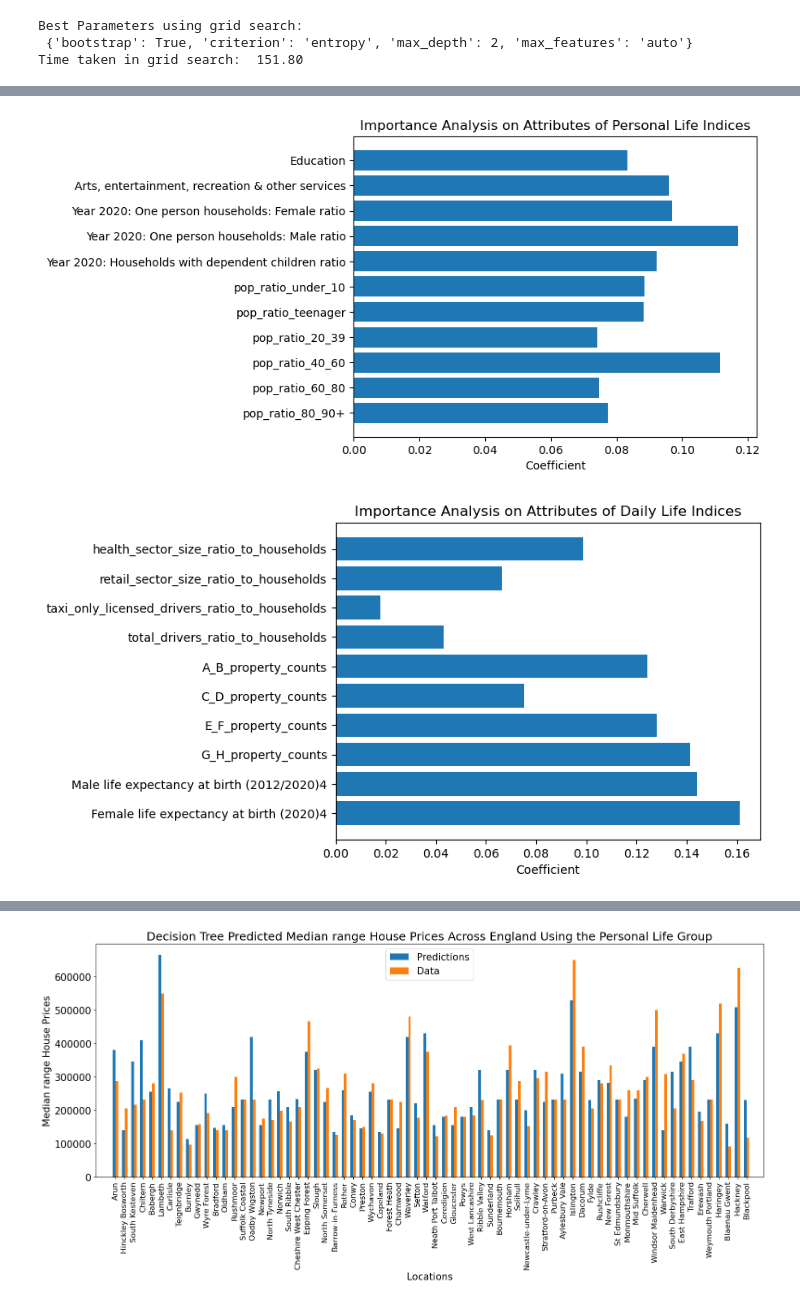
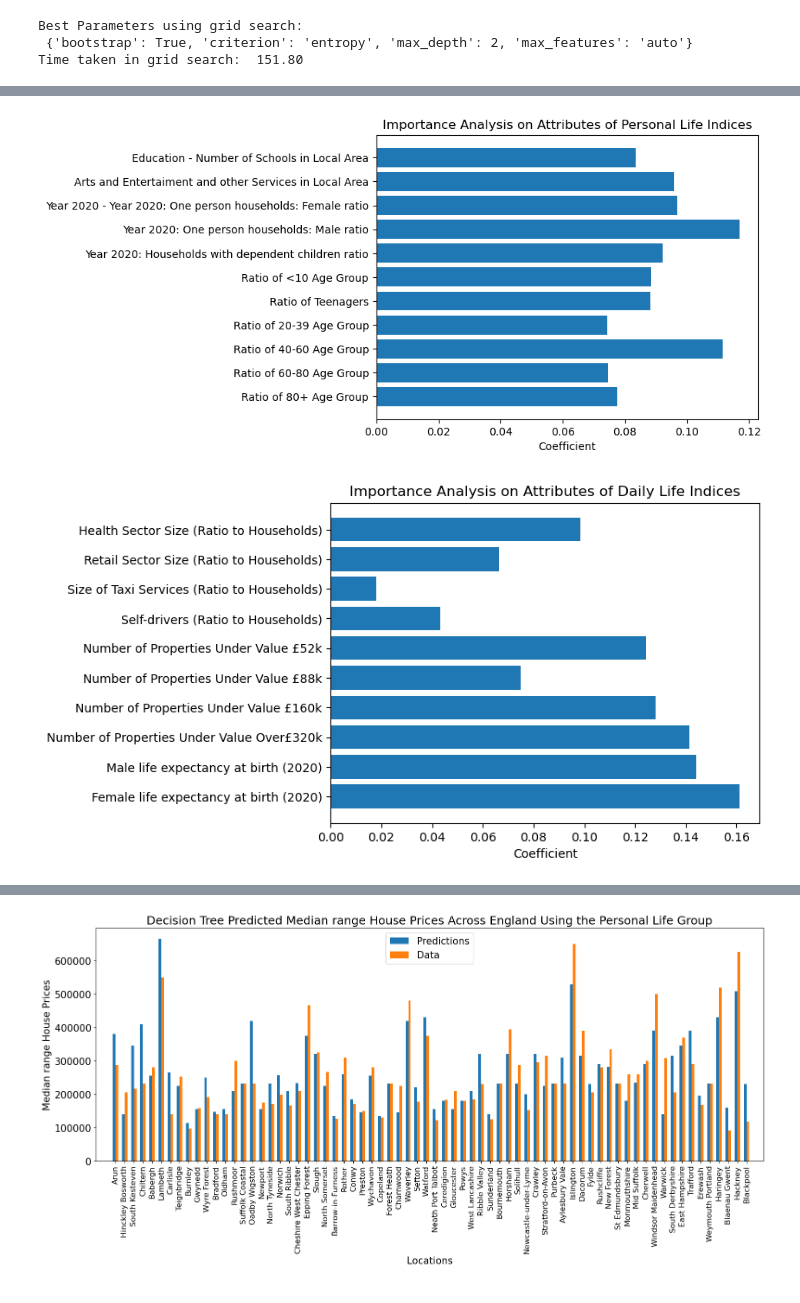
Before and after one commit to SIthodox2286/mdm_3_phace_C, a Jupyter notebook: random_forest_analysis.ipynb, the cells around one changed output, grey strips where cells are left out. Drawn from its saved outputs; the diff is of its cells as text; code cells hidden in the pictures.

Commit message:
reloaded figures

```diff
--- a/random_forest_analysis.ipynb
+++ b/random_forest_analysis.ipynb
@@ -310,21 +292,26 @@ SL Mean Squared Percentage Error: 20.556035158703004
 # %%
 plt.rcdefaults()
 fig, ax = plt.subplots()
 
 # Example data
-x_names = list(pl_hundredYard_forest.feature_names_in_[:])
+x_names = ['Education - Number of Schools in Local Area','Arts and Entertaiment and other Services in Local Area','Year 2020 - Year 2020: One person households: Female ratio',
+          'Year 2020: One person households: Male ratio','Year 2020: Households with dependent children ratio',
+          'Ratio of <10 Age Group','Ratio of Teenagers','Ratio of 20-39 Age Group','Ratio of 40-60 Age Group','Ratio of 60-80 Age Group',
+          'Ratio of 80+ Age Group']
+
 y_pos = np.arange(len(x_names))
 
 ax.barh(y_pos, pl_feature_importance_score, align='center')
 ax.invert_yaxis()  # labels read top-to-bottom
 ax.set_yticks(y_pos)
 ax.set_yticklabels(list(x_names))
 ax.set_xlabel('Coefficient')
 ax.set_title('Importance Analysis on Attributes of Personal Life Indices')
-plt.savefig('Figure/personal_life_group_random_forest_importance_score_analysis.png')
+
+plt.savefig('Figure/personal_life_group_random_forest_importance_score_analysis.png',bbox_inches='tight')
 plt.show()
 # %% [output]
-[figure, old version]
+[figure, new version]
 # %%
 pl_feature_importance_score_csv = pd.DataFrame(pl_hundredYard_forest.feature_importances_)
 pl_feature_importance_score_csv.index = pl_hundredYard_forest.feature_names_in_[:]
@@ -336,7 +323,10 @@ plt.rcdefaults()
 fig, ax = plt.subplots()
 
 # Example data
-x_names = list(dl_hundredYard_forest.feature_names_in_[:])
+x_names = ['Health Sector Size (Ratio to Households)','Retail Sector Size (Ratio to Households)',
+          'Size of Taxi Services (Ratio to Households)','Self-drivers (Ratio to Households)',
+          'Number of Properties Under Value \xA352k','Number of Properties Under Value \xA388k','Number of Properties Under Value \xA3160k','Number of Properties Under Value Over\xA3320k',
+          'Male life expectancy at birth (2020)','Female life expectancy at birth (2020)']
 y_pos = np.arange(len(x_names))
 
 ax.barh(y_pos, dl_feature_importance_score, align='center')
@@ -345,10 +335,10 @@ ax.set_yticks(y_pos)
 ax.set_yticklabels(list(x_names))
 ax.set_xlabel('Coefficient')
 ax.set_title('Importance Analysis on Attributes of Daily Life Indices')
-plt.savefig('Figure/daily_life_group_random_forest_importance_score_analysis.png')
+plt.savefig('Figure/daily_life_group_random_forest_importance_score_analysis.png',bbox_inches='tight')
 plt.show()
 # %% [output]
-[figure, old version]
+[figure, new version]
 # %%
 dl_feature_importance_score_csv = pd.DataFrame(dl_hundredYard_forest.feature_importances_)
 dl_feature_importance_score_csv.index = dl_hundredYard_forest.feature_names_in_[:]
```
Also changed, not shown: parts of 6 cells of this notebook, 7 other files.
